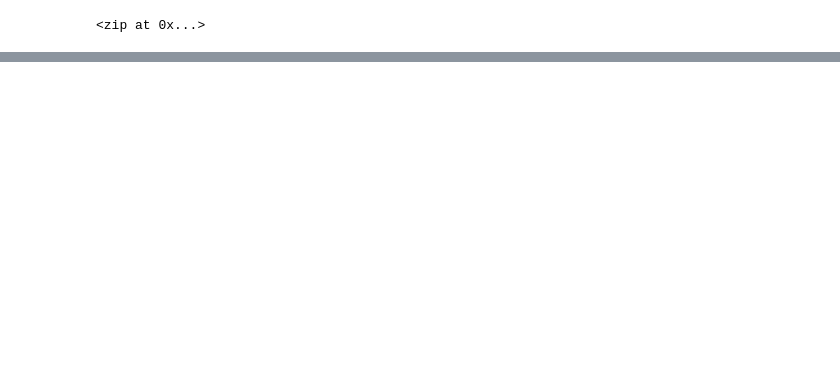
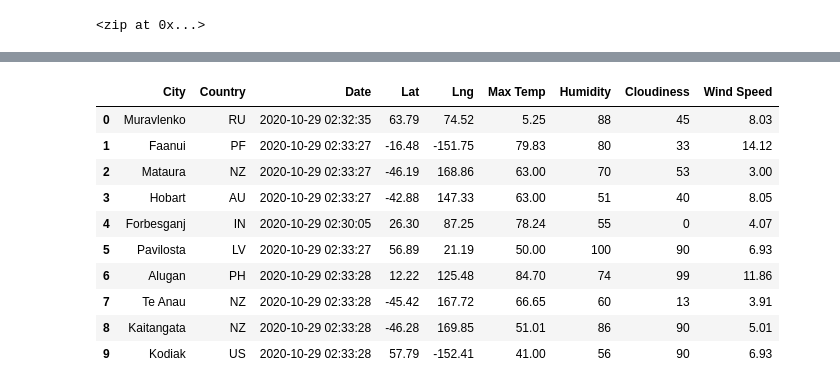
Before and after one commit to M-Gabriela/World_Weather_Analysis, a Jupyter notebook: WeatherPy.ipynb, the cells around one changed output, grey strips where cells are left out. Saved outputs shown, nothing was run; the diff lists cells and outputs as text; code cells hidden in the pictures; blank space fills up the shorter version.

```diff
--- a/WeatherPy.ipynb
+++ b/WeatherPy.ipynb
@@ -33,0 +153,14 @@ len(cities)
+# %%
+city_data_df.head(10)
+# %% [output]
+|  | City | Country | Date | Lat | Lng | Max Temp | Humidity | Cloudiness | Wind Speed |
+| 0 | Muravlenko | RU | 2020-10-29 02:32:35 | 63.79 | 74.52 | 5.25 | 88 | 45 | 8.03 |
+| 1 | Faanui | PF | 2020-10-29 02:33:27 | -16.48 | -151.75 | 79.83 | 80 | 33 | 14.12 |
+| 2 | Mataura | NZ | 2020-10-29 02:33:27 | -46.19 | 168.86 | 63.00 | 70 | 53 | 3.00 |
+| 3 | Hobart | AU | 2020-10-29 02:33:27 | -42.88 | 147.33 | 63.00 | 51 | 40 | 8.05 |
+| 4 | Forbesganj | IN | 2020-10-29 02:30:05 | 26.30 | 87.25 | 78.24 | 55 | 0 | 4.07 |
+| 5 | Pavilosta | LV | 2020-10-29 02:33:27 | 56.89 | 21.19 | 50.00 | 100 | 90 | 6.93 |
+| 6 | Alugan | PH | 2020-10-29 02:33:28 | 12.22 | 125.48 | 84.70 | 74 | 99 | 11.86 |
+| 7 | Te Anau | NZ | 2020-10-29 02:33:28 | -45.42 | 167.72 | 66.65 | 60 | 13 | 3.91 |
+| 8 | Kaitangata | NZ | 2020-10-29 02:33:28 | -46.28 | 169.85 | 51.01 | 86 | 90 | 5.01 |
+| 9 | Kodiak | US | 2020-10-29 02:33:28 | 57.79 | -152.41 | 41.00 | 56 | 90 | 6.93 |
```
Also changed, not shown: parts of 9 cells of this notebook.
